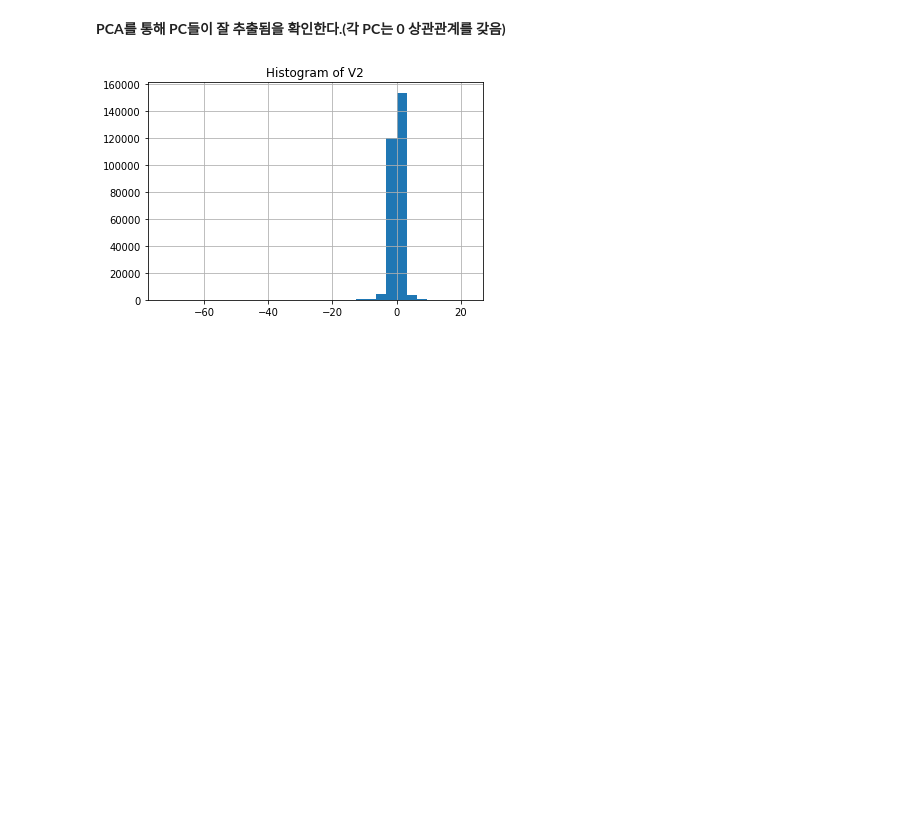
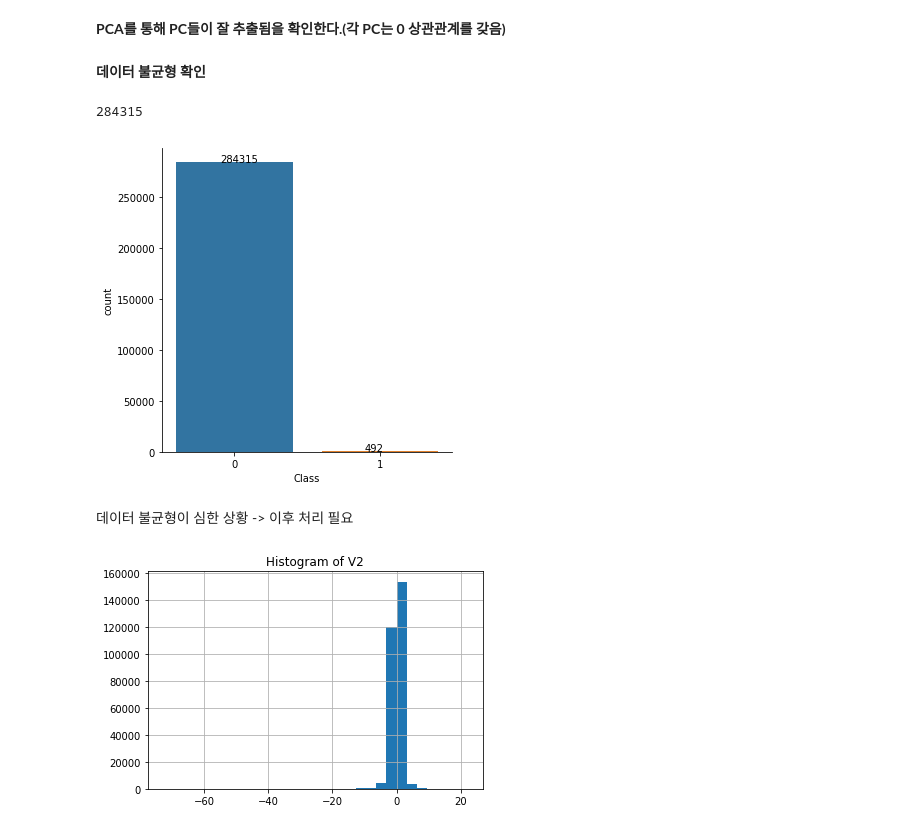
Before and after one commit to Eeun-ju/Credit-Card-Detection, a Jupyter notebook: 신용카드 데이터 EDA.ipynb, the cells around one changed output. Saved outputs shown, nothing was run; the diff lists cells and outputs as text; code cells hidden in the pictures; blank space fills up the shorter version.

```diff
--- a/신용카드 데이터 EDA.ipynb
+++ b/신용카드 데이터 EDA.ipynb
@@ -46,6 +46,23 @@ plt.show()
 [figure]
 # %% [markdown]
 **PCA를 통해 PC들이 잘 추출됨을 확인한다.(각 PC는 0 상관관계를 갖음)**
+# %% [markdown]
+**데이터 불균형 확인**
+# %%
+data[data['Class']==0].shape[0]
+# %% [output]
+284315
+# %%
+sns.factorplot('Class',data=data,kind = 'count')
+ax = plt.gca() #현재 좌표 받기
+size_count=[data[data['Class']==0].shape[0],data[data['Class']==1].shape[0]]
+for index,value in enumerate(size_count):
+    plt.text(index-0.1,value+500,str(value))
+plt.show()
+# %% [output]
+[figure, added]
+# %% [markdown]
+데이터 불균형이 심한 상황 -> 이후 처리 필요
 # %%
 data.drop('Time', axis=1, inplace=True)
 # %%
```
Also changed, not shown: parts of 13 cells of this notebook.
